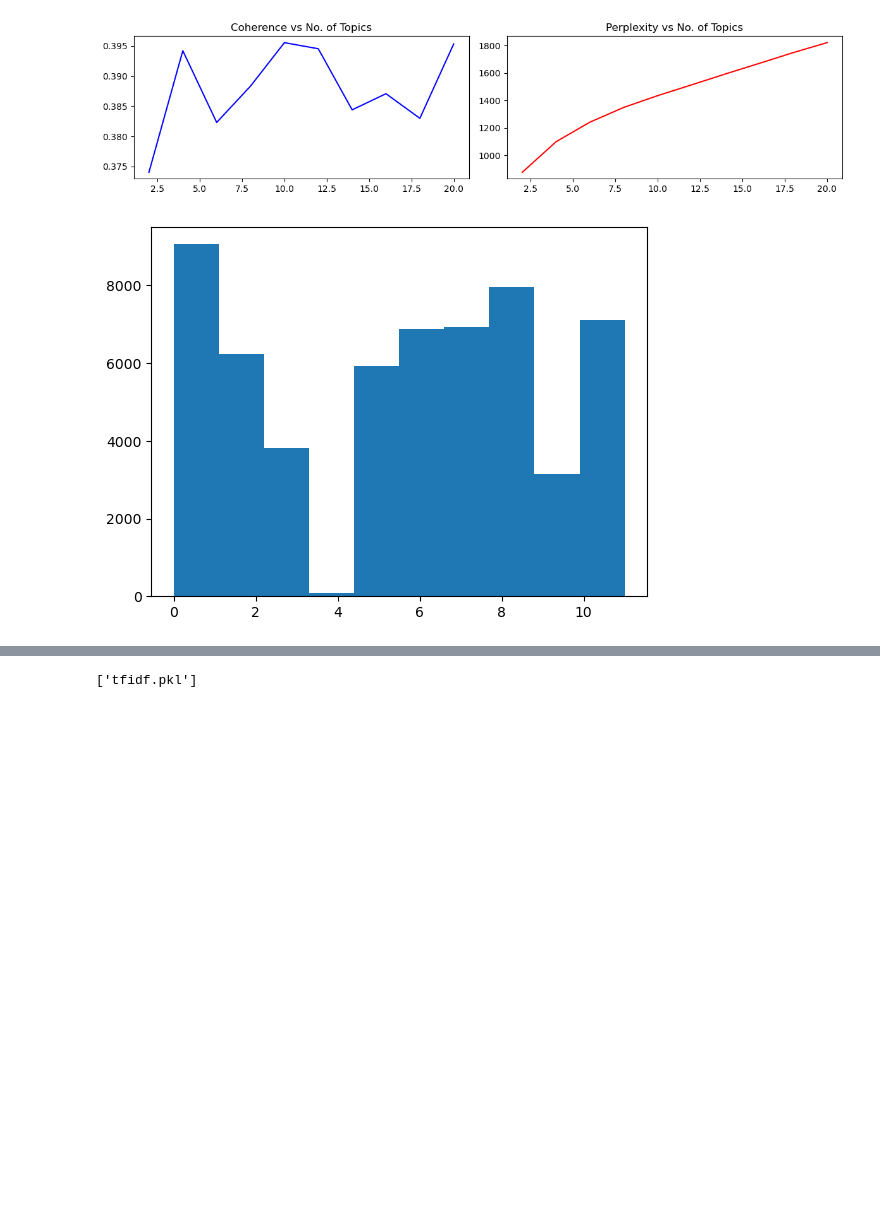
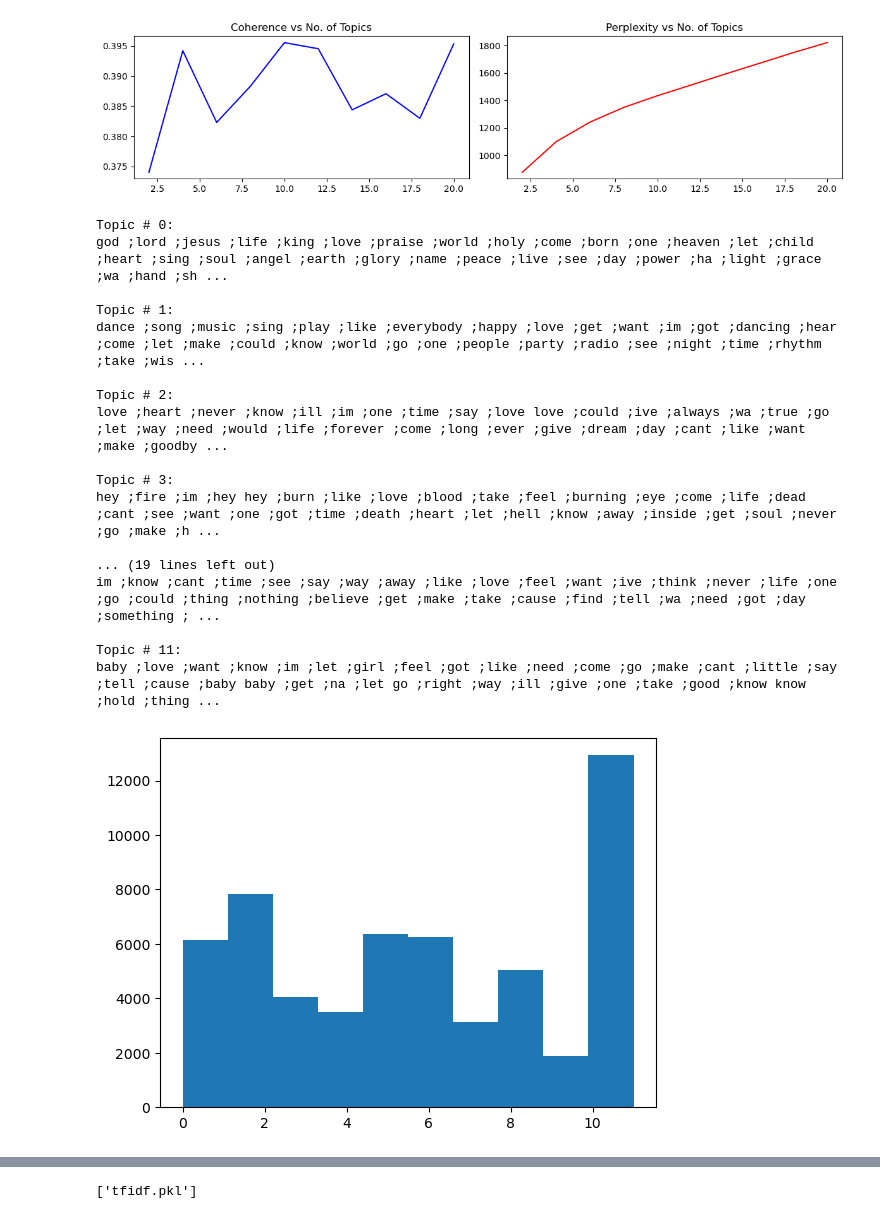
Before and after one commit to garimasc/topic_modeling_songs, a Jupyter notebook: lda.ipynb, the cells around one changed output, grey strips where cells are left out. Saved outputs shown, nothing was run; the diff lists cells and outputs as text; code cells hidden in the pictures; blank space fills up the shorter version.

```diff
--- a/lda.ipynb
+++ b/lda.ipynb
@@ -91,11 +93,28 @@ fig.savefig("images/perplexity_coherence.png")
 # %% [output]
 [figure]
 # %%
-lda = LatentDirichletAllocation(n_components= 12, random_state= 29, max_iter= 20)
+lda = LatentDirichletAllocation(n_components= 12, random_state= 22, max_iter= 20)
 doc_topic = lda.fit_transform(X)
 
 
 plt.hist(np.argmax(doc_topic, axis= 1));
-topic_words = get_topic_words(lda, feature_names, n_words= 100, print_words= False);
+topic_words = get_topic_words(lda, feature_names, n_words= 100, print_words= True);
 # %% [output]
+Topic # 0:
+god ;lord ;jesus ;life ;king ;love ;praise ;world ;holy ;come ;born ;one ;heaven ;let ;child ;heart ;sing ;soul ;angel ;earth ;glory ;name ;peace ;live ;see ;day ;power ;ha ;light ;grace ;wa ;hand ;sh ...
+
+Topic # 1:
+dance ;song ;music ;sing ;play ;like ;everybody ;happy ;love ;get ;want ;im ;got ;dancing ;hear ;come ;let ;make ;could ;know ;world ;go ;one ;people ;party ;radio ;see ;night ;time ;rhythm ;take ;wis ...
+
+Topic # 2:
+love ;heart ;never ;know ;ill ;im ;one ;time ;say ;love love ;could ;ive ;always ;wa ;true ;go ;let ;way ;need ;would ;life ;forever ;come ;long ;ever ;give ;dream ;day ;cant ;like ;want ;make ;goodby ...
+
+Topic # 3:
+hey ;fire ;im ;hey hey ;burn ;like ;love ;blood ;take ;feel ;burning ;eye ;come ;life ;dead ;cant ;see ;want ;one ;got ;time ;death ;heart ;let ;hell ;know ;away ;inside ;get ;soul ;never ;go ;make ;h ...
+
+... (19 lines left out)
+im ;know ;cant ;time ;see ;say ;way ;away ;like ;love ;feel ;want ;ive ;think ;never ;life ;one ;go ;could ;thing ;nothing ;believe ;get ;make ;take ;cause ;find ;tell ;wa ;need ;got ;day ;something ; ...
+
+Topic # 11:
+baby ;love ;want ;know ;im ;let ;girl ;feel ;got ;like ;need ;come ;go ;make ;cant ;little ;say ;tell ;cause ;baby baby ;get ;na ;let go ;right ;way ;ill ;give ;one ;take ;good ;know know ;hold ;thing ...
-[figure, old version]
+[figure, new version]
```
Also changed, not shown: parts of 6 cells of this notebook, 2 other files.
